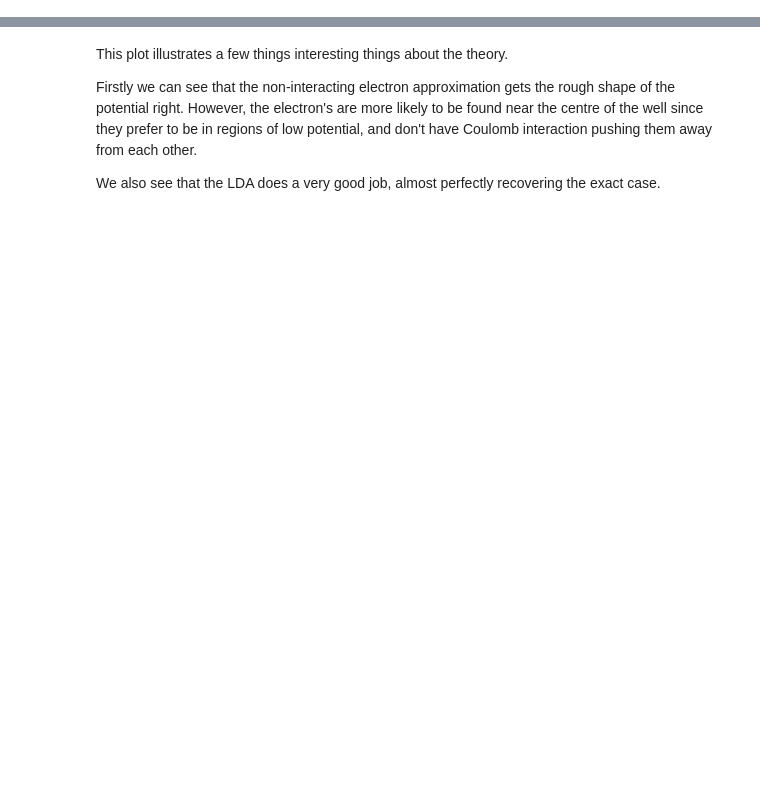
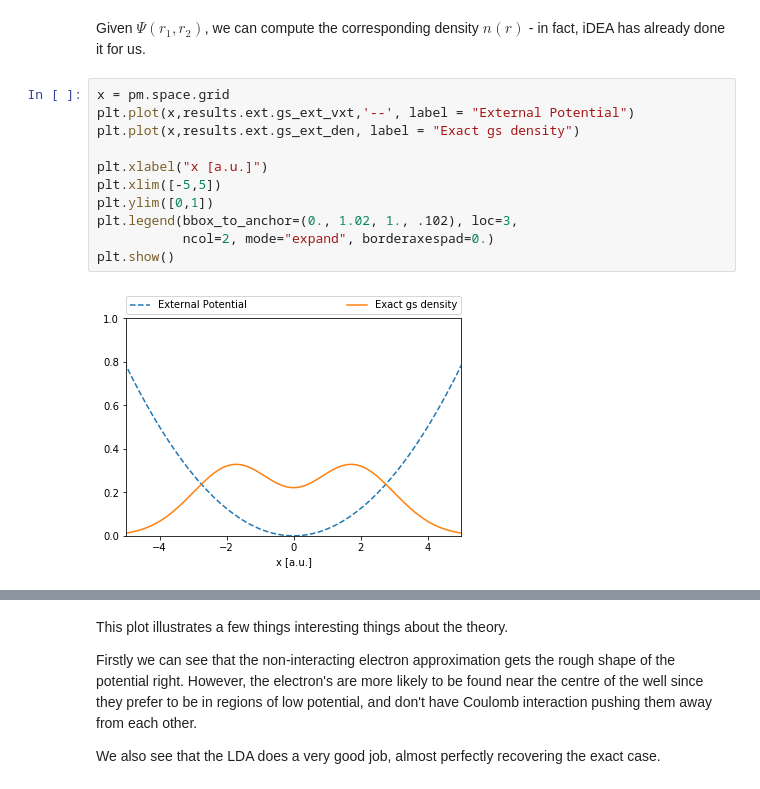
Before and after one commit to godby-group/idea-public, a Jupyter notebook: jupyter/01_well/well.ipynb, the cells around one changed output, grey strips where cells are left out. Saved outputs shown, nothing was run; the diff lists cells and outputs as text; blank space fills up the shorter version.

```diff
--- a/jupyter/01_well/well.ipynb
+++ b/jupyter/01_well/well.ipynb
@@ -76 +84,16 @@ EXT: ground-state energy = -0.22723
 all jobs done
+# %% [markdown]
+Given $\Psi(r_1,r_2)$, we can compute the corresponding density $n(r)$ - in fact, iDEA has already done it for us.
+# %%
+x = pm.space.grid
+plt.plot(x,results.ext.gs_ext_vxt,'--', label = "External Potential")
+plt.plot(x,results.ext.gs_ext_den, label = "Exact gs density")
+
+plt.xlabel("x [a.u.]")
+plt.xlim([-5,5])
+plt.ylim([0,1])
+plt.legend(bbox_to_anchor=(0., 1.02, 1., .102), loc=3,
+           ncol=2, mode="expand", borderaxespad=0.)
+plt.show()
+# %% [output]
+[figure, added]
```
Also changed, not shown: parts of 13 cells of this notebook, 2 other files.
